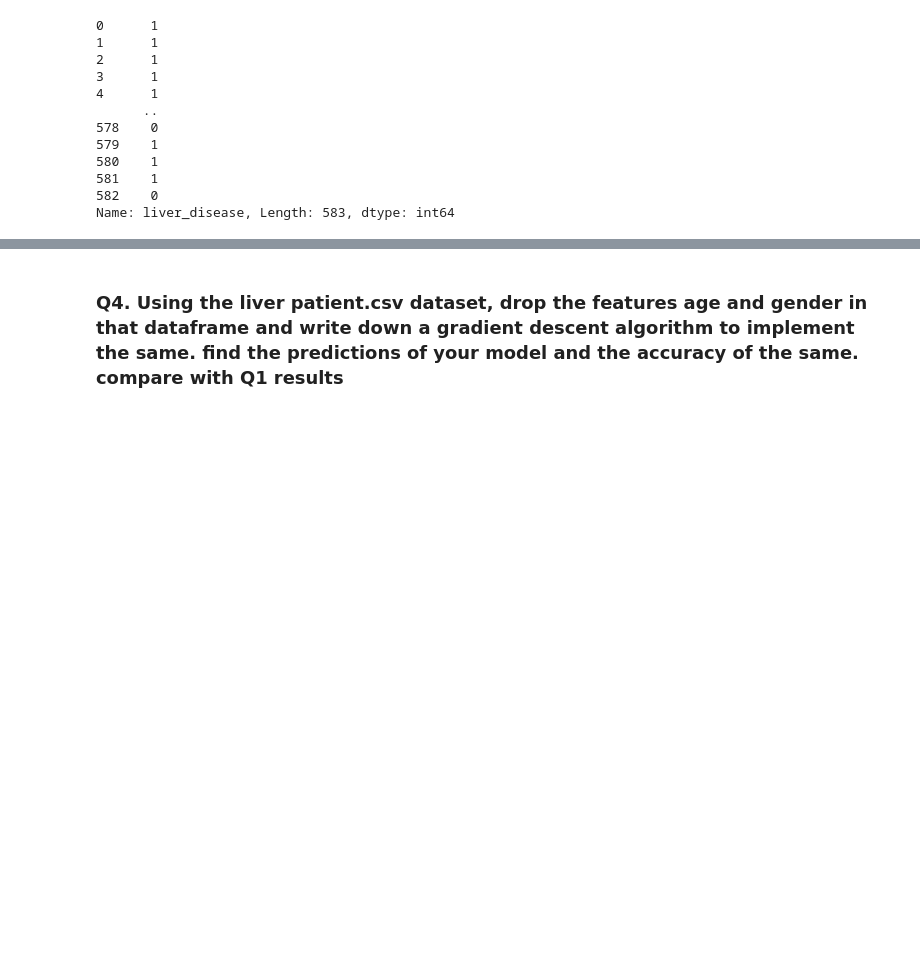
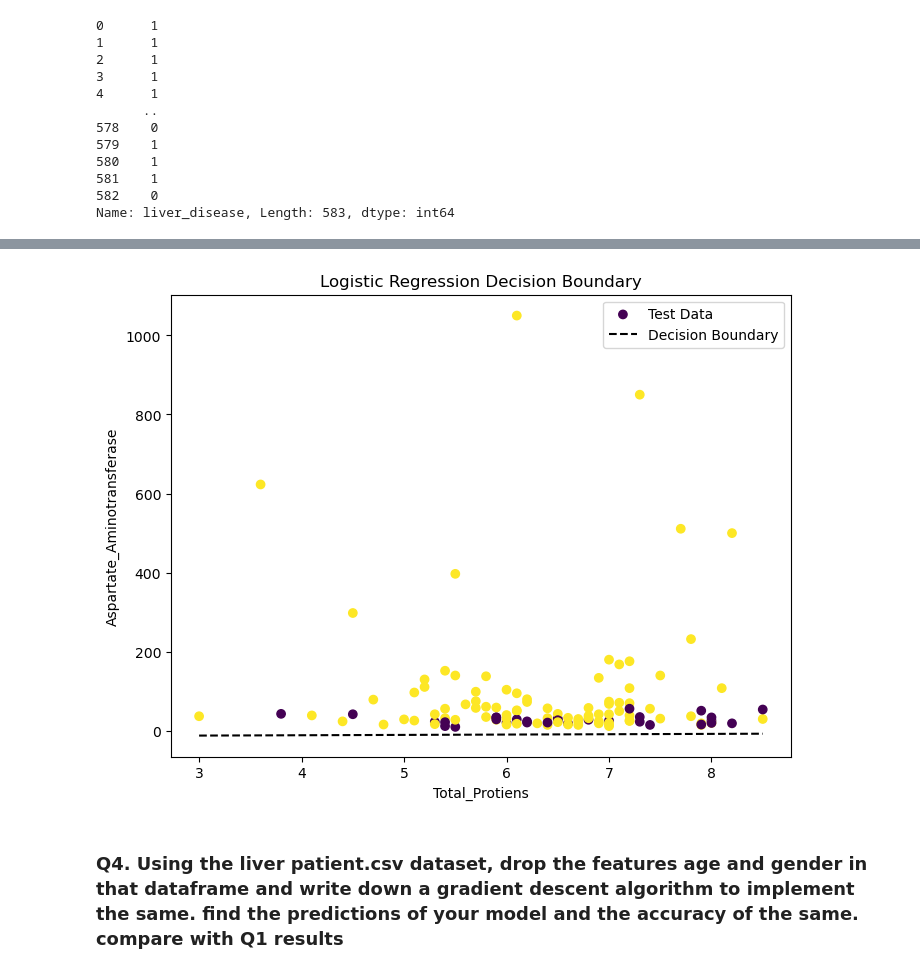
Before and after one commit to kindo-tk/VIT_winter_sem, a Jupyter notebook: Data_mining_lab/EXP_4_22_jan/experiment4.ipynb, the cells around one changed output, grey strips where cells are left out. Saved outputs shown, nothing was run; the diff lists cells and outputs as text; code cells hidden in the pictures; blank space fills up the shorter version.

```diff
--- a/Data_mining_lab/EXP_4_22_jan/experiment4.ipynb
+++ b/Data_mining_lab/EXP_4_22_jan/experiment4.ipynb
@@ -258,3 +258,21 @@ Accuracy score of the model is: 76.92307692307693 %
+# %%
+coef = logisticR.coef_[0]
+intercept = logisticR.intercept_[0]
+x_values = np.linspace(x_test[selected_features[0]].min(), x_test[selected_features[0]].max(), 100)
+y_values = -(coef[0] * x_values + intercept) / coef[1]
+plt.figure(figsize=(8,6))
+plt.scatter(x_test[selected_features[0]], x_test[selected_features[1]], c=y_test, label='Test Data')
+
+# Plotting decision boundary
+plt.plot(x_values, y_values, color='black', linestyle='--', label="Decision Boundary")
+
+plt.xlabel(selected_features[0])
+plt.ylabel(selected_features[1])
+plt.title("Logistic Regression Decision Boundary")
+plt.legend()
+plt.show()
+# %% [output]
+[figure, added]
 # %% [markdown]
 ### Q4. Using the liver patient.csv dataset, drop the features age and gender in that dataframe  and write down a gradient descent algorithm to implement the same. find the predictions of your model and the accuracy of the same. compare with Q1 results
 # %%
```
Also changed, not shown: parts of 3 cells of this notebook, 1 other file.
